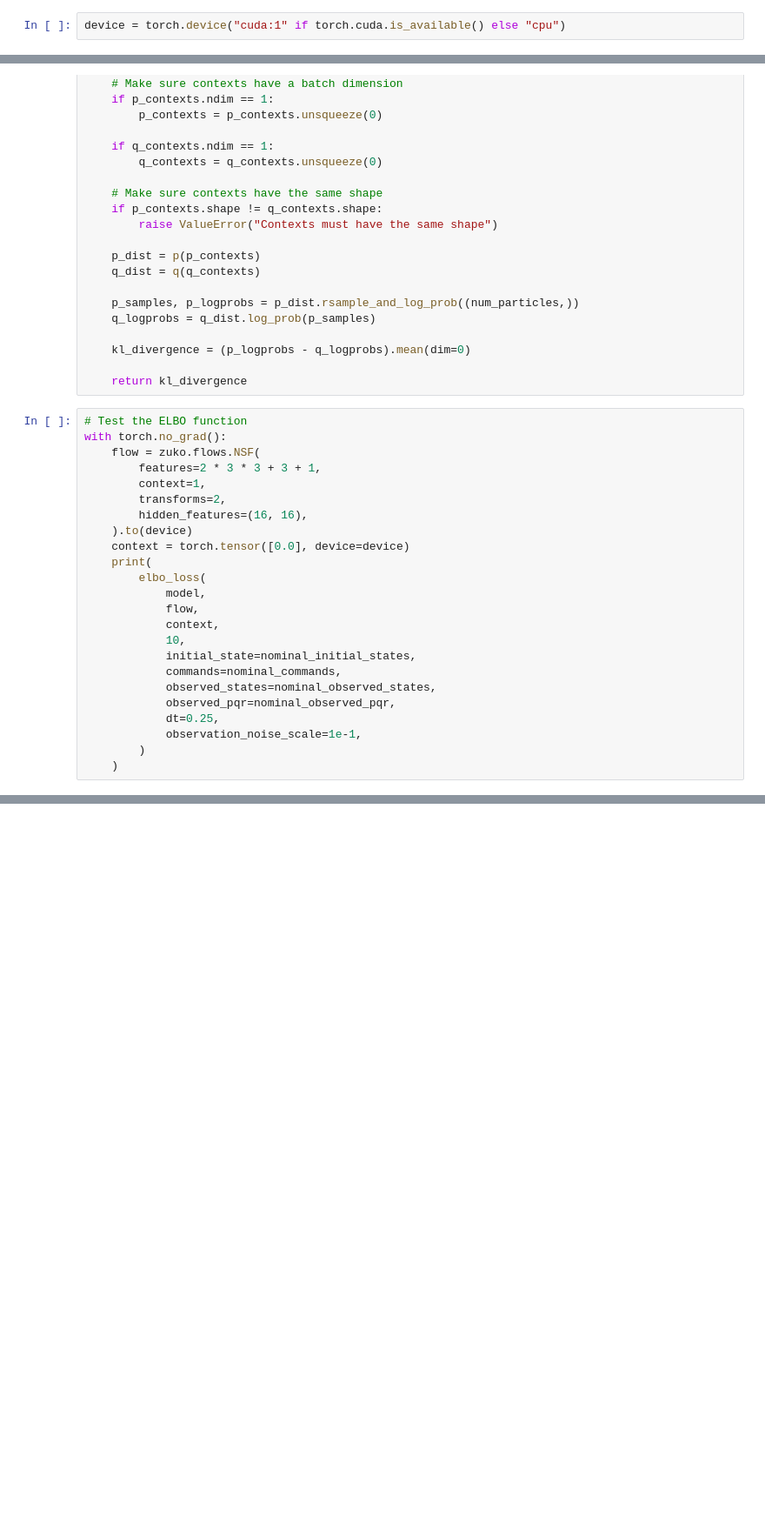
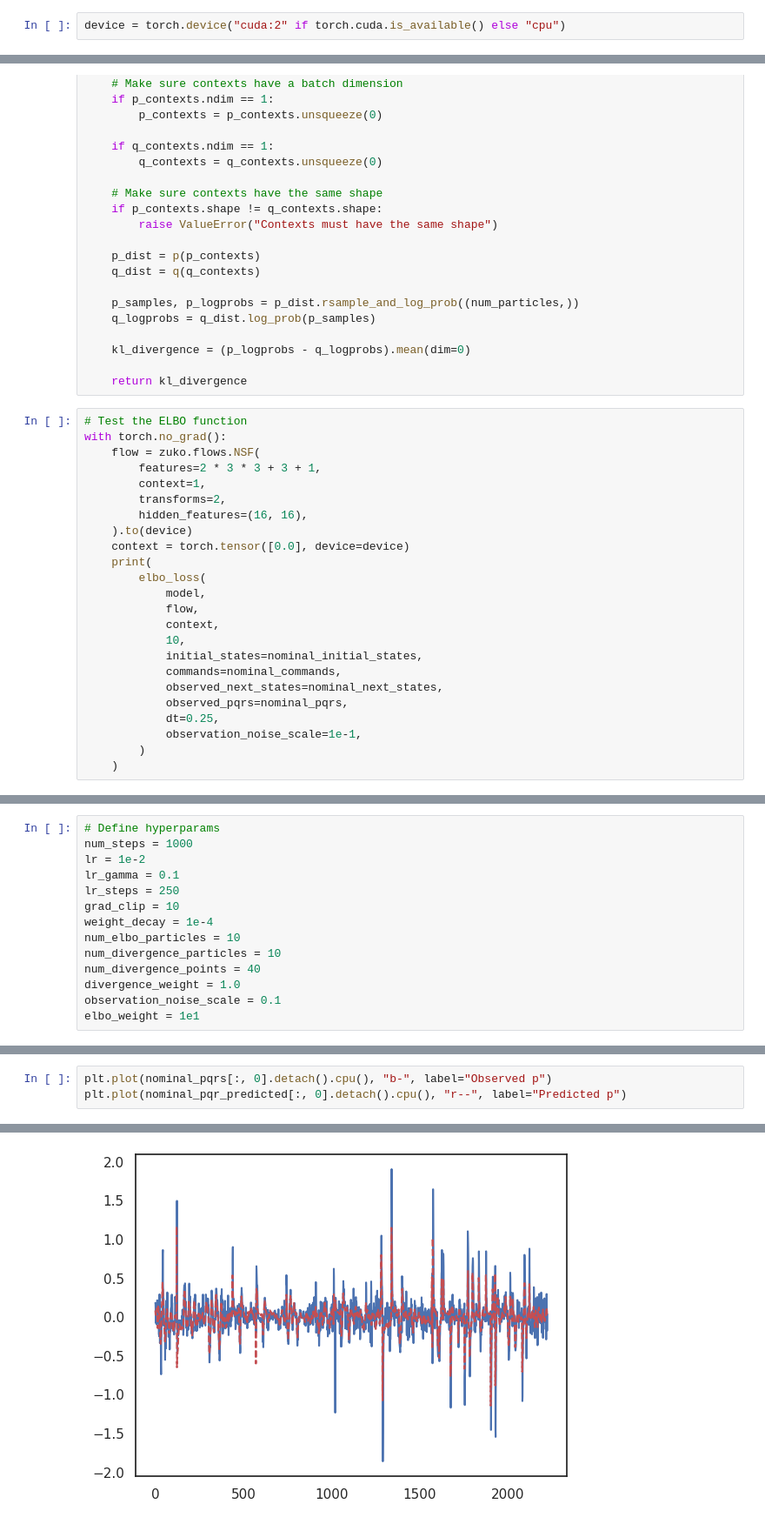
Before and after one commit to dawsonc/BayesAir, a Jupyter notebook: scripts/notebooks/uav.ipynb, the cells around one changed output, grey strips where cells are left out. Shown at 87% size. Cells and saved outputs as stored; diff of their text form; blank space fills up the shorter version.

```diff
--- a/scripts/notebooks/uav.ipynb
+++ b/scripts/notebooks/uav.ipynb
@@ -15,7 +15,7 @@ import IPython
 
 sns.set(style="white", context="notebook", palette="deep", color_codes=True)
 # %%
-device = torch.device("cuda:1" if torch.cuda.is_available() else "cpu")
+device = torch.device("cuda:2" if torch.cuda.is_available() else "cpu")
 # %%
 base_path = "data/uav_data"
 elevator_failure_experiments = [
@@ -382,10 +392,10 @@ with torch.no_grad():
             flow,
             context,
             10,
-            initial_state=nominal_initial_states,
+            initial_states=nominal_initial_states,
             commands=nominal_commands,
-            observed_states=nominal_observed_states,
-            observed_pqr=nominal_observed_pqr,
+            observed_next_states=nominal_next_states,
+            observed_pqrs=nominal_pqrs,
             dt=0.25,
             observation_noise_scale=1e-1,
         )
@@ -392,0 +425,14 @@ with torch.no_grad():
+# %%
+# Define hyperparams
+num_steps = 1000
+lr = 1e-2
+lr_gamma = 0.1
+lr_steps = 250
+grad_clip = 10
+weight_decay = 1e-4
+num_elbo_particles = 10
+num_divergence_particles = 10
+num_divergence_points = 40
+divergence_weight = 1.0
+observation_noise_scale = 0.1
+elbo_weight = 1e1
@@ -392,0 +676,4 @@ with torch.no_grad():
+# %%
+plt.plot(nominal_pqrs[:, 0].detach().cpu(), "b-", label="Observed p")
+plt.plot(nominal_pqr_predicted[:, 0].detach().cpu(), "r--", label="Predicted p")
+# %% [output]
@@ -392,0 +681 @@ with torch.no_grad():
+[figure, added]
```
Also changed, not shown: parts of 6 cells of this notebook, 40 other files.
